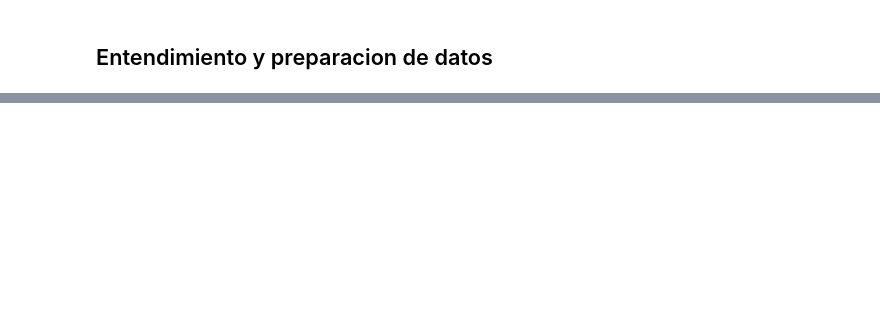
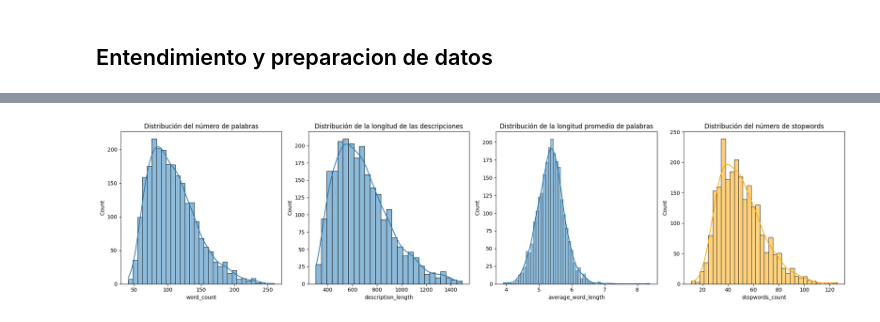
Before and after one commit to sebastianrr2/PROY_BI_1, a Jupyter notebook: PROY_1_BI.ipynb, the cells around one changed output, grey strips where cells are left out. Cells and saved outputs as stored; diff of their text form; code cells hidden in the pictures; blank space fills up the shorter version.

```diff
--- a/PROY_1_BI.ipynb
+++ b/PROY_1_BI.ipynb
@@ -47,0 +129,83 @@ from sklearn.model_selection import KFold
+# %%
+## // ANÁLISIS Y LIMPIEZA DE TEXTO //
+# Descargar stopwords en español si no están disponibles
+try:
+    stopwords_es = stopwords.words('spanish')
+except LookupError:
+    nltk.download('stopwords')
+    stopwords_es = stopwords.words('spanish')
+
+# -------------------------------
+# Función para identificar stopwords en un texto
+# -------------------------------
+def identify_stopwords(text):
+    words = text.split()
+    stopwords_list = [word for word in words if word.lower() in stopwords_es]
+    return stopwords_list
+
+# Crear columna con stopwords encontradas en cada texto
+train_data['stopwords'] = train_data['textos'].apply(identify_stopwords)
+
+# Contar cuántas stopwords hay por texto
+train_data['stopwords_count'] = train_data['stopwords'].apply(len)
+
+# -------------------------------
+# Estadísticas básicas
+# -------------------------------
+train_data['word_count'] = train_data['textos'].apply(lambda x: len(x.split()))
+train_data['description_length'] = train_data['textos'].apply(len)
+train_data['average_word_length'] = train_data['textos'].apply(
+    lambda x: np.mean([len(word) for word in x.split()]) if len(x.split()) > 0 else 0
+)
+
+# -------------------------------
+# Histogramas
+# -------------------------------
+plt.figure(figsize=(20, 5))
+
+plt.subplot(1, 4, 1)
+sns.histplot(train_data['word_count'], kde=True)
+plt.title('Distribución del número de palabras')
+
+plt.subplot(1, 4, 2)
+sns.histplot(train_data['description_length'], kde=True)
+plt.title('Distribución de la longitud de las descripciones')
+
+plt.subplot(1, 4, 3)
+sns.histplot(train_data['average_word_length'], kde=True)
+plt.title('Distribución de la longitud promedio de palabras')
+
+plt.subplot(1, 4, 4)
+sns.histplot(train_data['stopwords_count'], kde=True, color='orange')
+plt.title('Distribución del número de stopwords')
+
+plt.tight_layout()
+plt.show()
+
+# -------------------------------
+# Función para limpiar texto
+# -------------------------------
+def clean_text(text):
+    # 1. Eliminar paréntesis, comillas y puntuación, PERO mantener acentos y ñ
+    text = re.sub(r"[\"'“”‘’]", "", text)
+    text = re.sub(r"[\(\)\[\]\{\}]", "", text)
+    # eliminar signos pero mantener tildes y ñ
+    text = re.sub(r"[^\w\sáéíóúÁÉÍÓÚñÑ]", "", text, re.UNICODE)
+
+    # 2. Convertir a minúsculas
+    text = text.lower()
+
+    # 3. Eliminar espacios extra
+    text = re.sub(r"\s+", " ", text).strip()
+
+    return text
+
+# Aplicar limpieza
+train_data['textos_limpios'] = train_data['textos'].apply(clean_text)
+
+# -------------------------------
+# Vista previa
+# -------------------------------
+print(train_data[['textos', 'textos_limpios', 'stopwords_count']].head())
+# %% [output]
+[figure, added]
```
Also changed, not shown: parts of 4 cells of this notebook.
